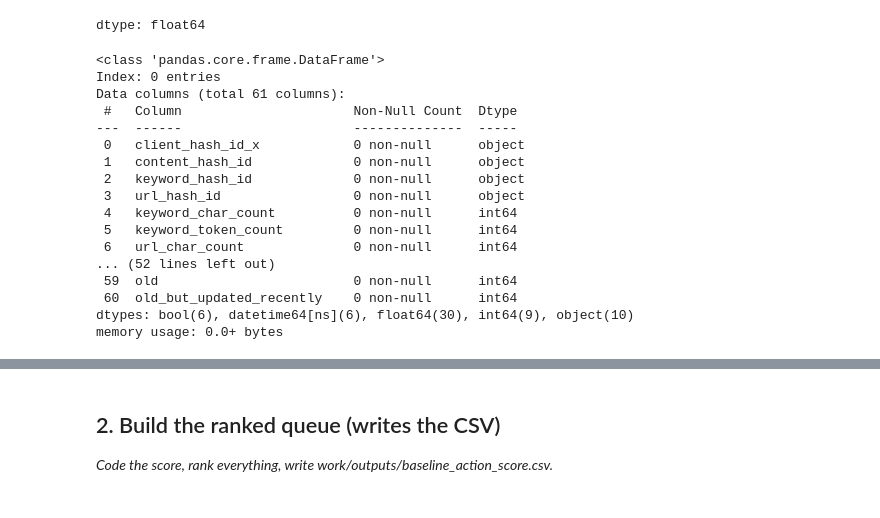
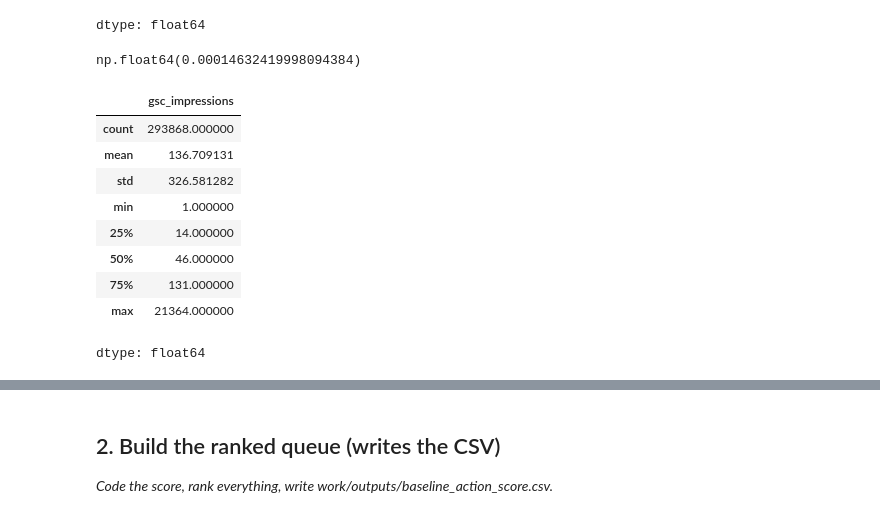
Before and after one commit to adeleke1508/flyrank_week_one_ml_project_1, a Jupyter notebook: work/notebooks/w04_baseline_score.ipynb, the cells around one changed output, grey strips where cells are left out. Saved outputs shown, nothing was run; the diff lists cells and outputs as text; code cells hidden in the pictures.

```diff
--- a/work/notebooks/w04_baseline_score.ipynb
+++ b/work/notebooks/w04_baseline_score.ipynb
@@ -152,4 +144,21 @@ df['ctr'].describe()
 | 75% | 0.000014 |
 | max | 0.010000 |
 dtype: float64
+# %%
+(df['ctr'] ==0.01).mean()
+# %% [output]
+np.float64(0.00014632419998094384)
+# %%
+df['gsc_impressions'].describe()
+# %% [output]
+|  | gsc_impressions |
+| count | 293868.000000 |
+| mean | 136.709131 |
+| std | 326.581282 |
+| min | 1.000000 |
+| 25% | 14.000000 |
+| 50% | 46.000000 |
+| 75% | 131.000000 |
+| max | 21364.000000 |
+dtype: float64
 # %%
@@ -157,20 +165,0 @@ df = df[df['is_deleted']==0]
-# %%
-df.info()
-# %% [output]
-<class 'pandas.core.frame.DataFrame'>
-Index: 0 entries
-Data columns (total 61 columns):
- #   Column                      Non-Null Count  Dtype
----  ------                      --------------  -----
- 0   client_hash_id_x            0 non-null      object
- 1   content_hash_id             0 non-null      object
- 2   keyword_hash_id             0 non-null      object
- 3   url_hash_id                 0 non-null      object
- 4   keyword_char_count          0 non-null      int64
- 5   keyword_token_count         0 non-null      int64
- 6   url_char_count              0 non-null      int64
-... (52 lines left out)
- 59  old                         0 non-null      int64
- 60  old_but_updated_recently    0 non-null      int64
-dtypes: bool(6), datetime64[ns](6), float64(30), int64(9), object(10)
-memory usage: 0.0+ bytes
```
Also changed, not shown: parts of 19 cells of this notebook.
